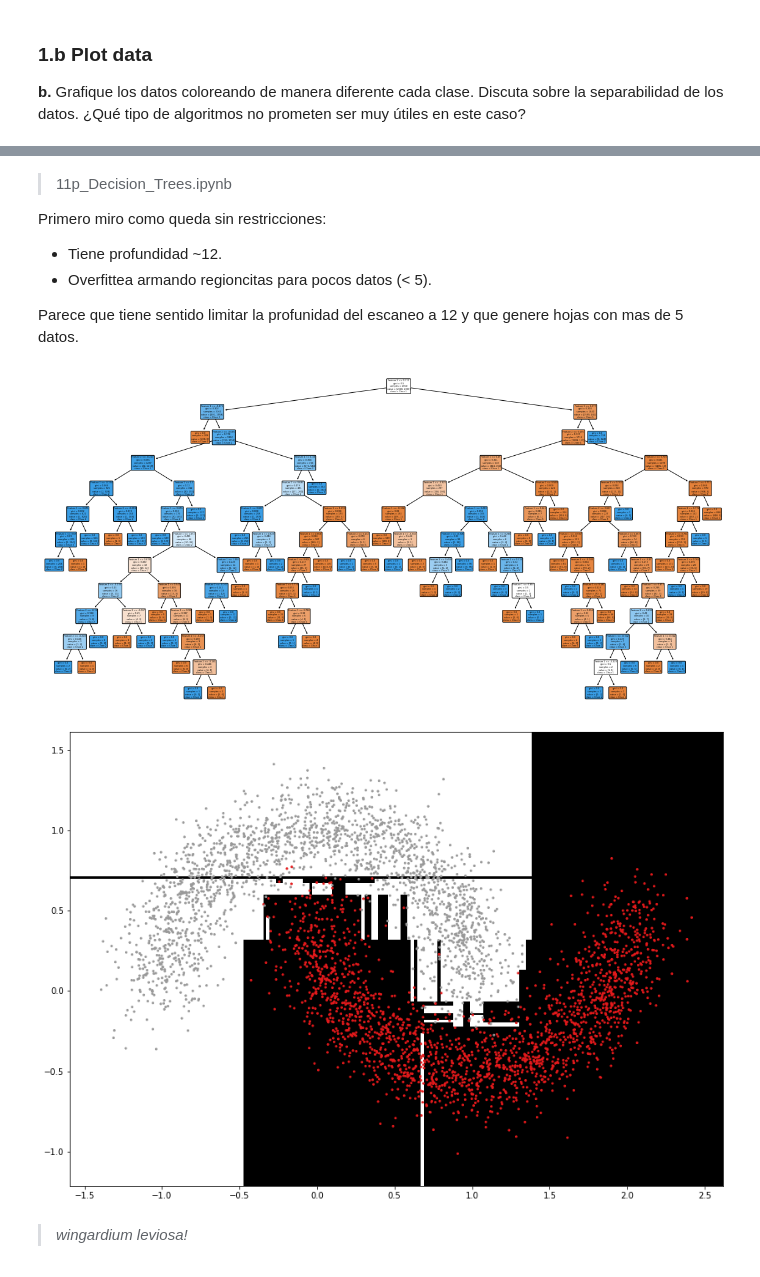
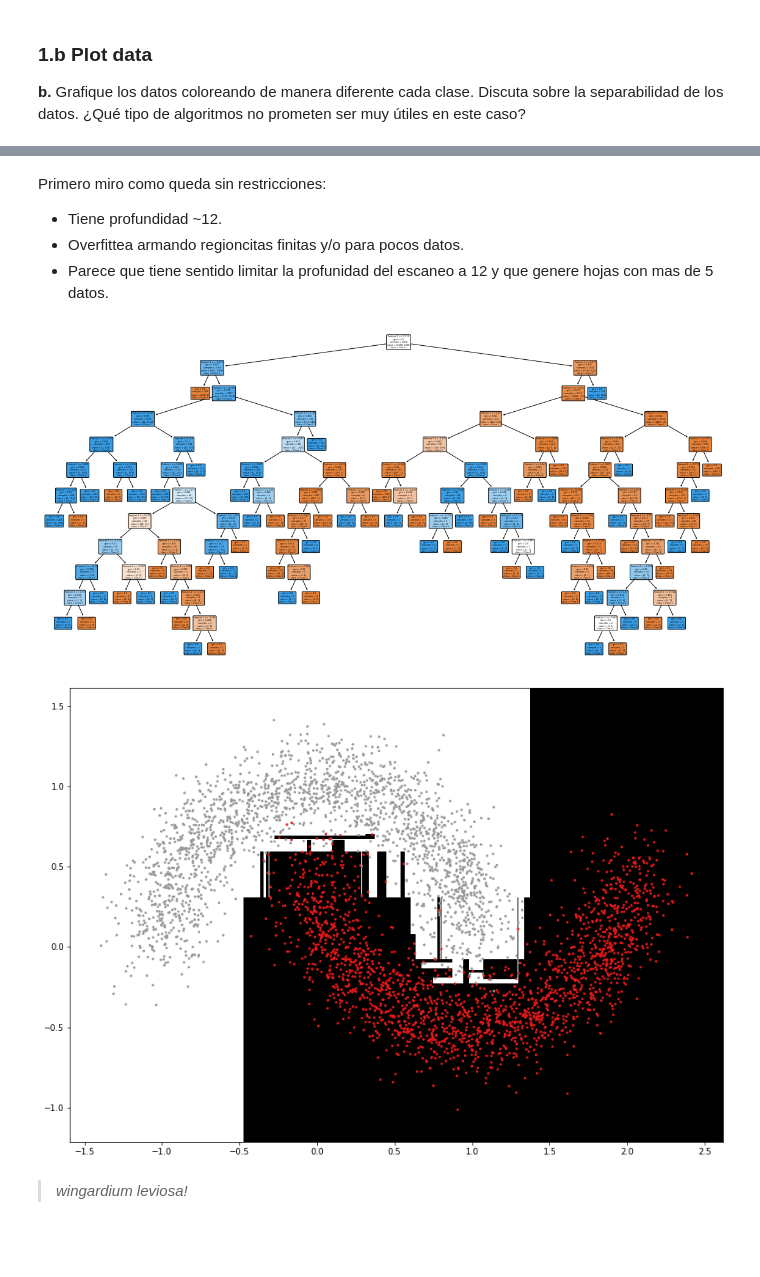
Before and after one commit to naikymen/ML_UNSAM, a Jupyter notebook: datasets/parcial_2/parcial2_1_2021.ipynb, the cells around one changed output, grey strips where cells are left out. Cells and saved outputs as stored; diff of their text form; code cells hidden in the pictures; blank space fills up the shorter version.

```diff
--- a/datasets/parcial_2/parcial2_1_2021.ipynb
+++ b/datasets/parcial_2/parcial2_1_2021.ipynb
@@ -116,11 +120,8 @@ def plot_regiones(X, t, modelo, nmesh=200, cmap='Greys', cmap_scatter='Set1', fi
 
     return
 # %% [markdown]
-> 11p_Decision_Trees.ipynb
-
 Primero miro como queda sin restricciones:
 
 * Tiene profundidad ~12.
-* Overfittea armando regioncitas para pocos datos (< 5).
-
-Parece que tiene sentido limitar la profunidad del escaneo a 12 y que genere hojas con mas de 5 datos.
+* Overfittea armando regioncitas finitas y/o para pocos datos.
+* Parece que tiene sentido limitar la profunidad del escaneo a 12 y que genere hojas con mas de 5 datos.
@@ -127,18 +134,13 @@ Parece que tiene sentido limitar la profunidad del escaneo a 12 y que genere hoj
 # %%
-from sklearn import tree
-from sklearn.tree import DecisionTreeClassifier
-
-dt = tree.DecisionTreeClassifier()
-dt.fit(X_train,y_train)
-
 plt.figure(figsize=(20,10))
 tree.plot_tree(dt,filled=True,rounded=True,feature_names=["Feature 1","Feature 2"],class_names=["Clase 1","Clase 2"])
 plt.show()
-
-plot_regiones(X_train, y_train, dt, figsize=(14, 10))
 # %% [output]
-[figure, old version]
+[figure, new version]
-[figure, removed]
+# %%
+plot_regiones(X_train, y_train, dt, figsize=(14, 10), nmesh=1000)
+# %% [output]
+[figure, added]
 # %% [markdown]
 
 > _wingardium leviosa!_
```
Also changed, not shown: parts of 86 cells of this notebook, 1 other file.
